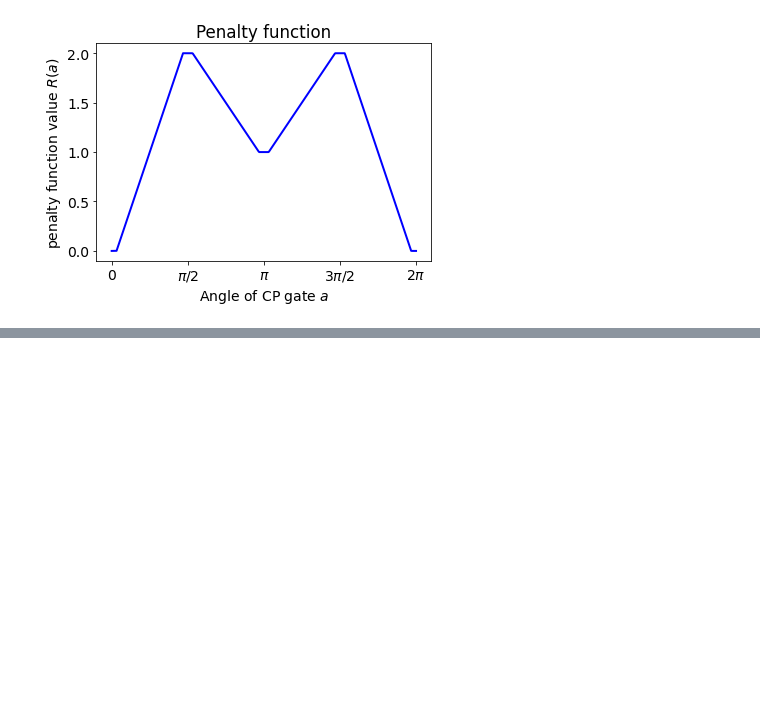
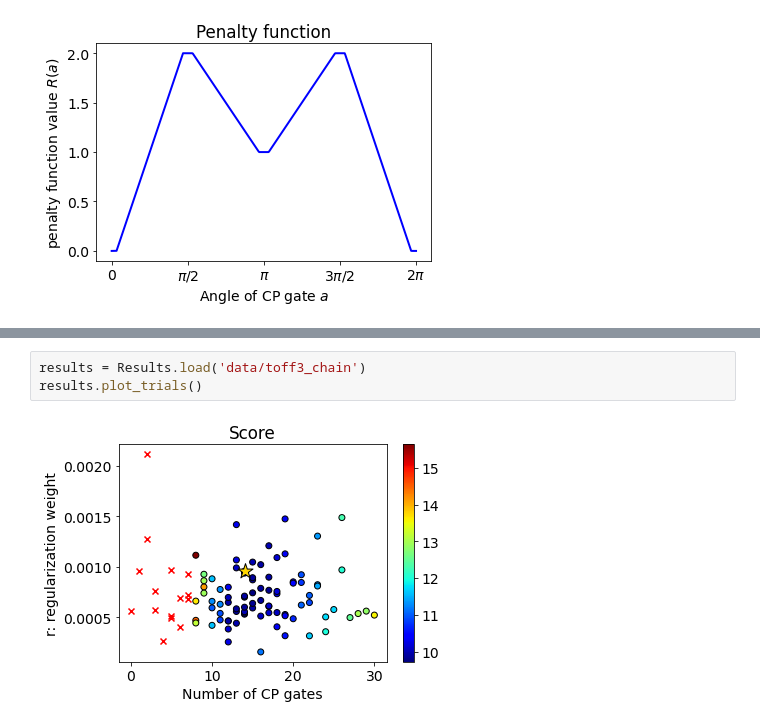
Before and after one commit to idnm/cpflow, a Jupyter notebook: paper/peppar.ipynb, the cells around one changed output, grey strips where cells are left out. Drawn from its saved outputs; the diff is of its cells as text; blank space fills up the shorter version.

```diff
--- a/paper/peppar.ipynb
+++ b/paper/peppar.ipynb
@@ -181,0 +159,5 @@ plt.savefig('figures/penalty', dpi=1000, bbox_inches='tight')
+# %%
+results = Results.load('data/toff3_chain')
+results.plot_trials()
+# %% [output]
+[figure, added]
```
Also changed, not shown: parts of 8 cells of this notebook, 1 other file.
